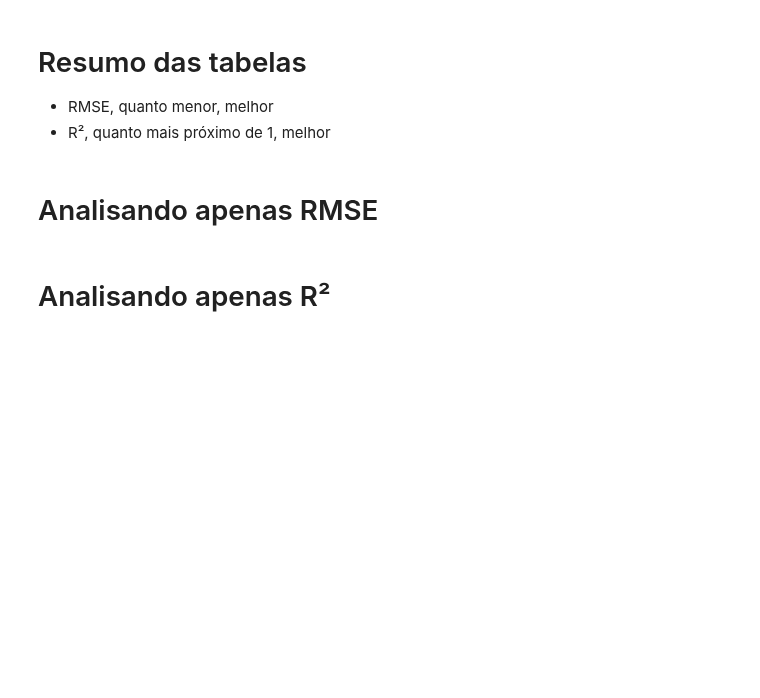
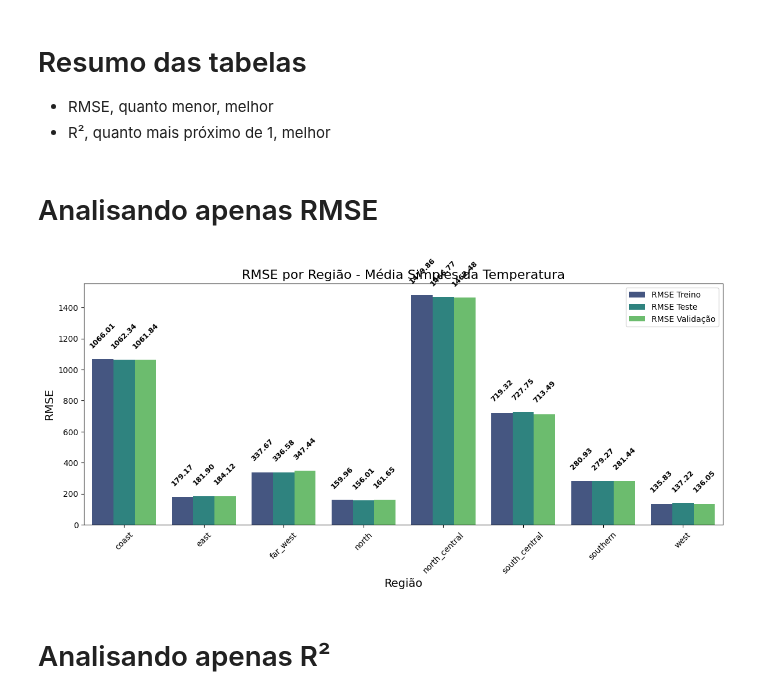
Before and after one commit to jrodrigotico/serena-tcc, a Jupyter notebook: debug_modelo.ipynb, the cells around one changed output. Cells and saved outputs as stored; diff of their text form; code cells hidden in the pictures; blank space fills up the shorter version.

```diff
--- a/debug_modelo.ipynb
+++ b/debug_modelo.ipynb
@@ -70,4 +70,4 @@ df_dia_semana['ano']= df_dia_semana['publish_time_utc_carga'].dt.year
 df_dia_semana['mes']= df_dia_semana['publish_time_utc_carga'].dt.month
 
 df_dia_semana.replace([np.inf, -np.inf], np.nan, inplace=True)
-df_dia_semana['estacao'] = df_dia_semana['publish_time_utc_carga'].apply(estacao_do_ano)
+# df_dia_semana['estacao'] = df_dia_semana['publish_time_utc_carga'].apply(estacao_do_ano)
@@ -382,52 +422,56 @@ def plotar_tabelas_teste_cv(df1, df2, df3, titulos):
 # %% [markdown]
 # Analisando apenas RMSE
 # %%
-def plotar_tabelas_rmse_empilhadas(df1, df2, df3, titulos):
+def plot_rmse_por_regiao(df, titulo="RMSE por Região"):
     import matplotlib.pyplot as plt
+    import seaborn as sns
 
-    fig, axs = plt.subplots(3, 1, figsize=(12, 18))
-    dfs = [df1, df2, df3]
+    # Preparar os dados no formato longo
+    df_meltado = df.melt(
+        id_vars="regiao",
+        value_vars=["RMSE Treino", "RMSE Teste", "RMSE Validação"],
+        var_name="Tipo",
+        value_name="RMSE"
+    )
 
-    # Colunas desejadas
-    colunas_desejadas = ['regiao', 'RMSE Treino', 'RMSE Teste', 'RMSE Validação']
+    # Criar o gráfico
+    plt.figure(figsize=(12, 6))
+    ax = sns.barplot(
+        data=df_meltado,
+        x="regiao",
+        y="RMSE",
+        hue="Tipo",
+        palette="viridis",
+        errorbar=None
+    )
 
-    for ax, df, titulo in zip(axs, dfs, titulos):
-        ax.axis('off')
-        df_formatado = df.copy()
+    # Remover as bordas pretas das barras
+    for bar in ax.patches:
+        bar.set_edgecolor("none")
 
-        # Manter apenas colunas de RMSE que estão presentes
-        colunas_presentes = [col for col in colunas_desejadas if col in df_formatado.columns]
-        df_formatado = df_formatado[colunas_presentes]
+    # Adicionar rótulos com mais espaçamento acima das barras
+    for bar in ax.patches:
+        height = bar.get_height()
+        ax.annotate(f'{height:.2f}',
+                    xy=(bar.get_x() + bar.get_width() / 2, height),
+                    xytext=(0, 12),  # distância aumentada para 12
+                    textcoords="offset points",
+                    ha='center', va='bottom',rotation=45,
+                    color='black', fontsize=9, fontweight='bold')
 
-        # Formatar RMSE com 2 casas decimais
-        for col in colunas_presentes:
-            if col != 'regiao':
-                df_formatado[col] = df_formatado[col].map(lambda x: f"{x:.2f}")
-
-        # Título da tabela
-        ax.set_title(titulo, fontsize=14, pad=20, loc='center', fontweight='bold')
-
-        # Criar tabela
-        tabela = ax.table(
-            cellText=df_formatado.values,
-            colLabels=df_formatado.columns,
-            loc='center',
-            cellLoc='center',
-            bbox=[0, 0, 1, 0.9]
-        )
-        tabela.auto_set_font_size(False)
-        tabela.set_fontsize(10)
-        tabela.scale(1.1, 1.2)
-
+    # Ajustes finais do gráfico
+    ax.set_title(titulo, fontsize=16)
+    ax.set_xlabel("Região", fontsize=14)
+    ax.set_ylabel("RMSE", fontsize=14)
+    plt.xticks(rotation=45)
+    ax.legend(title="", loc="upper right")
     plt.tight_layout()
     plt.show()
 
-# plotar_tabelas_rmse_empilhadas(
-#     df1=tabela1,
-#     df2=tabela2,
-#     df3=tabela3,
-#     titulos=["Regressão com média simples da temperatura","Regressão com temperatura ponderada pela população","Regressão por região (individual)"]
-# )
+# Exemplo de chamada
+plot_rmse_por_regiao(tabela1, titulo="RMSE por Região - Média Simples da Temperatura")
+# %% [output]
+[figure, added]
 # %% [markdown]
 # Analisando apenas R²
 # %%
```
Also changed, not shown: parts of 14 cells of this notebook, 1 other file.
